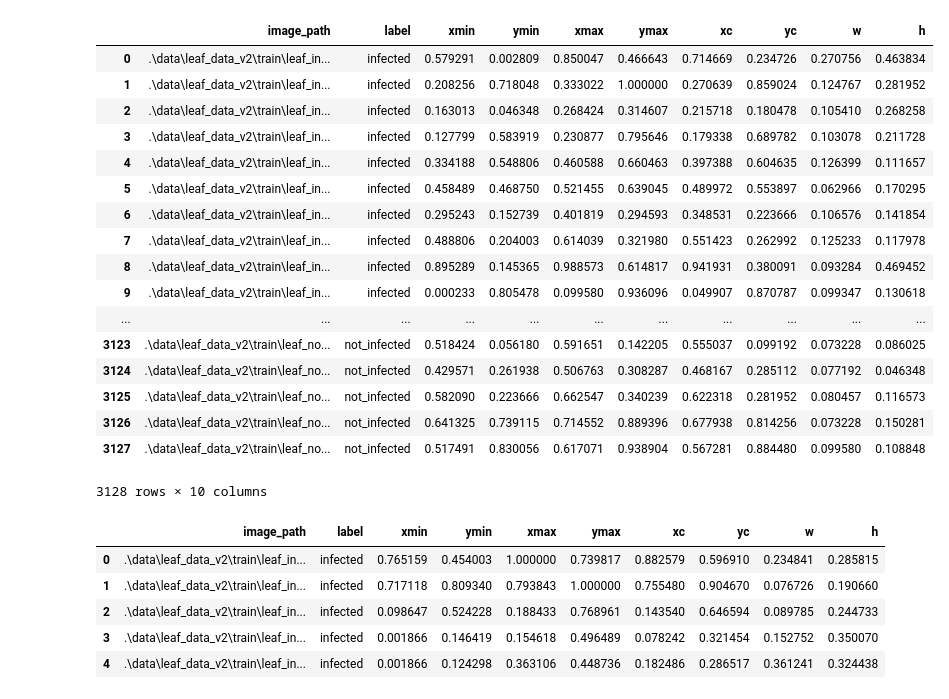
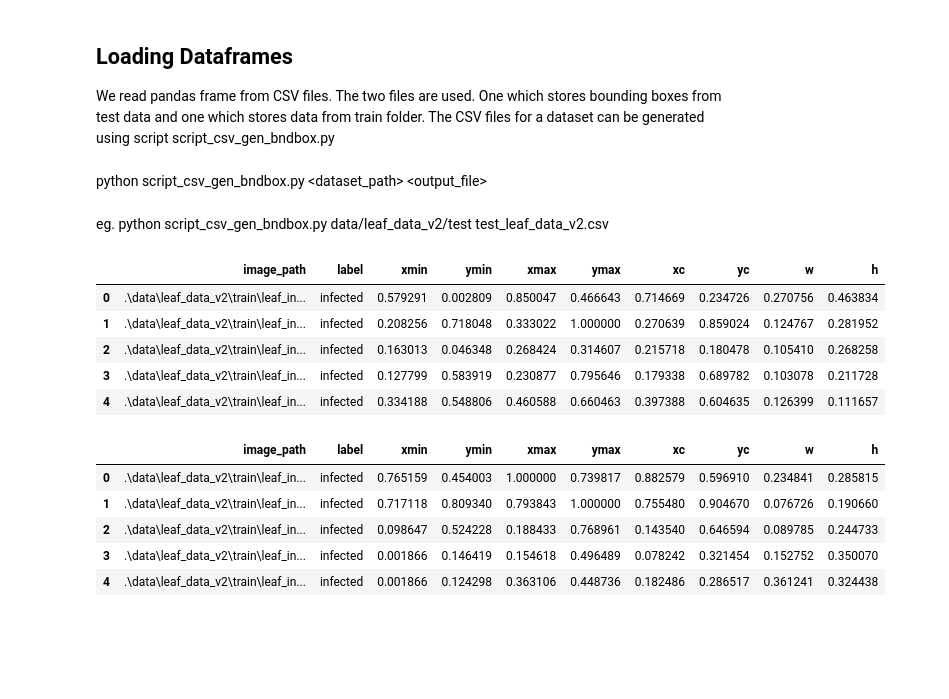
Before and after one commit to siddharthgawas-zz/yolo_v2_iteration2, a Jupyter notebook: data_overview.ipynb, the cells around one changed output. Saved outputs shown, nothing was run; the diff lists cells and outputs as text; code cells hidden in the pictures; blank space fills up the shorter version.

```diff
--- a/data_overview.ipynb
+++ b/data_overview.ipynb
@@ -16,0 +13,7 @@ test_csv_path = 'annotation_data/test_leaf_data_v2.csv'
+# %% [markdown]
+## Loading Dataframes
+We read pandas frame from CSV files. The two files are used. One which stores bounding boxes from test data and one which stores data from train folder. The CSV files for a dataset can be generated using script script_csv_gen_bndbox.py
+# %% [markdown]
+python script_csv_gen_bndbox.py <dataset_path> <output_file>
+# %% [markdown]
+eg. python script_csv_gen_bndbox.py data/leaf_data_v2/test test_leaf_data_v2.csv
@@ -17,25 +25,13 @@ test_csv_path = 'annotation_data/test_leaf_data_v2.csv'
 # %%
 train_df = pd.read_csv(train_csv_path)
-train_df
+train_df.head()
 # %% [output]
 |  | image_path | label | xmin | ymin | xmax | ymax | xc | yc | w | h |
 | 0 | .\data\leaf_data_v2\train\leaf_in... | infected | 0.579291 | 0.002809 | 0.850047 | 0.466643 | 0.714669 | 0.234726 | 0.270756 | 0.463834 |
 | 1 | .\data\leaf_data_v2\train\leaf_in... | infected | 0.208256 | 0.718048 | 0.333022 | 1.000000 | 0.270639 | 0.859024 | 0.124767 | 0.281952 |
 | 2 | .\data\leaf_data_v2\train\leaf_in... | infected | 0.163013 | 0.046348 | 0.268424 | 0.314607 | 0.215718 | 0.180478 | 0.105410 | 0.268258 |
 | 3 | .\data\leaf_data_v2\train\leaf_in... | infected | 0.127799 | 0.583919 | 0.230877 | 0.795646 | 0.179338 | 0.689782 | 0.103078 | 0.211728 |
 | 4 | .\data\leaf_data_v2\train\leaf_in... | infected | 0.334188 | 0.548806 | 0.460588 | 0.660463 | 0.397388 | 0.604635 | 0.126399 | 0.111657 |
-| 5 | .\data\leaf_data_v2\train\leaf_in... | infected | 0.458489 | 0.468750 | 0.521455 | 0.639045 | 0.489972 | 0.553897 | 0.062966 | 0.170295 |
-| 6 | .\data\leaf_data_v2\train\leaf_in... | infected | 0.295243 | 0.152739 | 0.401819 | 0.294593 | 0.348531 | 0.223666 | 0.106576 | 0.141854 |
-| 7 | .\data\leaf_data_v2\train\leaf_in... | infected | 0.488806 | 0.204003 | 0.614039 | 0.321980 | 0.551423 | 0.262992 | 0.125233 | 0.117978 |
-| 8 | .\data\leaf_data_v2\train\leaf_in... | infected | 0.895289 | 0.145365 | 0.988573 | 0.614817 | 0.941931 | 0.380091 | 0.093284 | 0.469452 |
-| 9 | .\data\leaf_data_v2\train\leaf_in... | infected | 0.000233 | 0.805478 | 0.099580 | 0.936096 | 0.049907 | 0.870787 | 0.099347 | 0.130618 |
-| ... | ... | ... | ... | ... | ... | ... | ... | ... | ... | ... |
-| 3123 | .\data\leaf_data_v2\train\leaf_no... | not_infected | 0.518424 | 0.056180 | 0.591651 | 0.142205 | 0.555037 | 0.099192 | 0.073228 | 0.086025 |
-| 3124 | .\data\leaf_data_v2\train\leaf_no... | not_infected | 0.429571 | 0.261938 | 0.506763 | 0.308287 | 0.468167 | 0.285112 | 0.077192 | 0.046348 |
-| 3125 | .\data\leaf_data_v2\train\leaf_no... | not_infected | 0.582090 | 0.223666 | 0.662547 | 0.340239 | 0.622318 | 0.281952 | 0.080457 | 0.116573 |
-| 3126 | .\data\leaf_data_v2\train\leaf_no... | not_infected | 0.641325 | 0.739115 | 0.714552 | 0.889396 | 0.677938 | 0.814256 | 0.073228 | 0.150281 |
-| 3127 | .\data\leaf_data_v2\train\leaf_no... | not_infected | 0.517491 | 0.830056 | 0.617071 | 0.938904 | 0.567281 | 0.884480 | 0.099580 | 0.108848 |
-3128 rows × 10 columns
 # %%
 test_df = pd.read_csv(test_csv_path)
 test_df.head()
```
Also changed, not shown: parts of 20 cells of this notebook, 11 other files.
